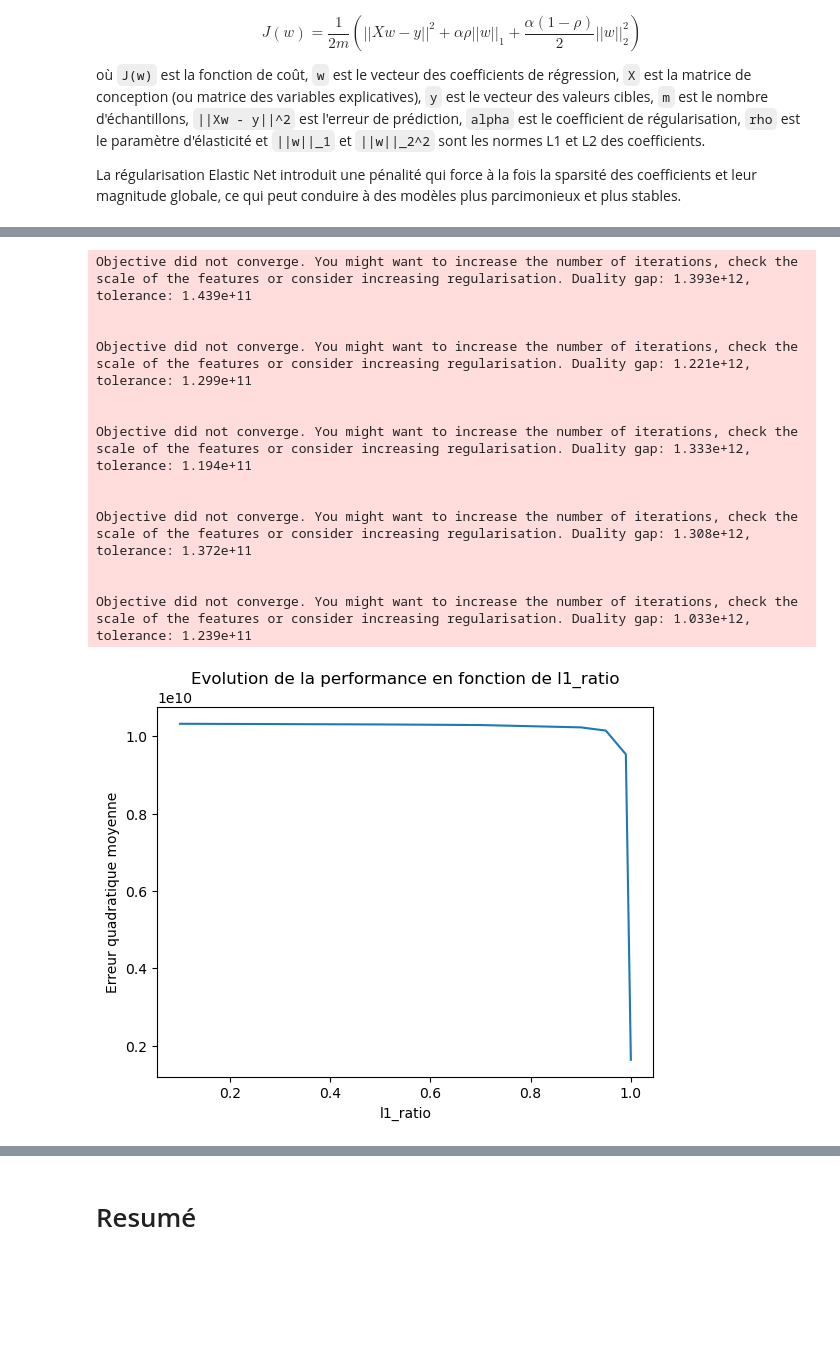
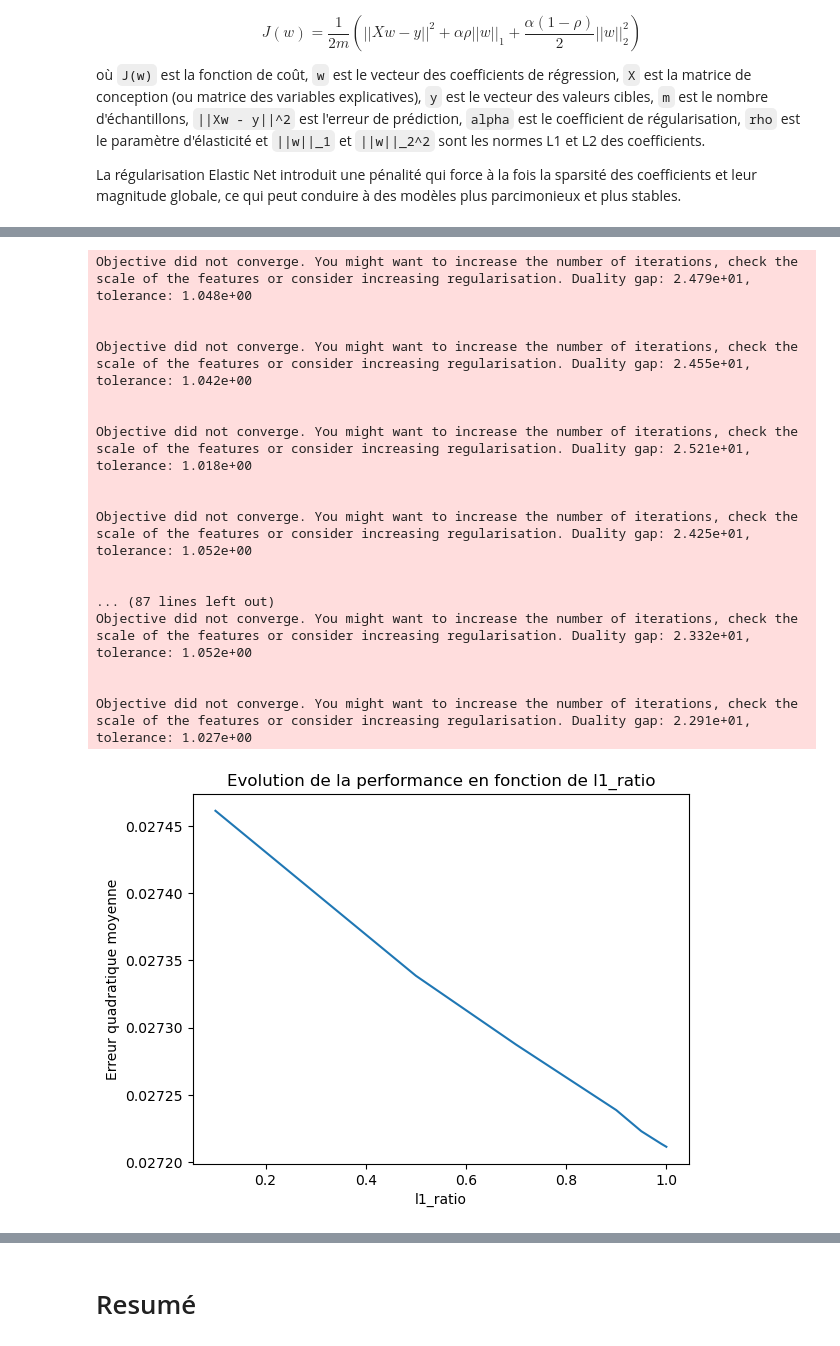
Before and after one commit to hugoguilbot/MLProject, a Jupyter notebook: Modélisation-Regression-Lineaire.ipynb, the cells around one changed output, grey strips where cells are left out. Drawn from its saved outputs; the diff is of its cells as text; code cells hidden in the pictures; blank space fills up the shorter version.

```diff
--- a/Modélisation-Regression-Lineaire.ipynb
+++ b/Modélisation-Regression-Lineaire.ipynb
@@ -524,7 +674,7 @@ fig.show()
 mse_scores = []
 for alpha in alphas:
     model = Ridge(alpha=alpha)
-    mse_score = np.mean(-cross_val_score(model, X_train, y_train, scoring='neg_mean_squared_error', cv=5))
+    mse_score = np.mean(-cross_val_score(model, X_train, log_y_train, scoring='neg_mean_squared_error', cv=5))
     mse_scores.append(mse_score)
 
 plt.plot(alphas, mse_scores)
@@ -563,7 +730,7 @@ from sklearn.linear_model import LassoCV
 # Créer et ajuster le modèle LassoCV
 alphas = [0.001, 1.0, 10.0, 100.0]
 lasso_cv = LassoCV(alphas=alphas, cv=5)
-lasso_cv.fit(X_train, y_train)
+lasso_cv.fit(X_train, log_y_train)
 
 # Obtenir le meilleur paramètre alpha
 best_alpha = lasso_cv.alpha_
@@ -594,7 +743,7 @@ alphas = np.linspace(0.001, 1, 100) # Liste des valeurs possibles pour le param
 mse_scores = []
 for alpha in alphas:
     model = Lasso(alpha=alpha)
-    mse_score = np.mean(-cross_val_score(model, X_train, y_train, scoring='neg_mean_squared_error', cv=5))
+    mse_score = np.mean(-cross_val_score(model, X_train, log_y_train, scoring='neg_mean_squared_error', cv=5))
     mse_scores.append(mse_score)
 
 plt.plot(alphas, mse_scores)
@@ -658,7 +799,7 @@ La régularisation Elastic Net introduit une pénalité qui force à la fois la
 elasticNet = ElasticNetCV(l1_ratio=[.1, .5, .7, .9, .95, .99, 1], alphas=np.logspace(-5, 5, 11), cv=5)
 
 # Ajuster le modèle aux données
-elasticNet.fit(X_train, y_train)
+elasticNet.fit(X_train, log_y_train)
 
 # Trouver le meilleur alpha et le meilleur l1_ratio
 best_alpha = elasticNet.alpha_
@@ -691,31 +832,35 @@ Objective did not converge. You might want to increase the number of iterations,
 # %%
 # Tracer le graphique d'évolution des performances en fonction de l'alpha
 alphas = np.logspace(-5, 5, 11)
 mse_scores = {}
 for l1_ratio in [.1, .5, .7, .9, .95, .99, 1]:
     model = ElasticNet(alpha=best_alpha, l1_ratio=l1_ratio)
-    mse_score = np.mean(-cross_val_score(model, X_train, y_train, scoring='neg_mean_squared_error', cv=5))
+    mse_score = np.mean(-cross_val_score(model, X_train, log_y_train, scoring='neg_mean_squared_error', cv=5))
     mse_scores[l1_ratio] = mse_score
 
 plt.plot(list(mse_scores.keys()), list(mse_scores.values()))
 plt.xlabel('l1_ratio')
 plt.ylabel('Erreur quadratique moyenne')
 plt.title('Evolution de la performance en fonction de l1_ratio')
 plt.show()
 # %% [output]
-Objective did not converge. You might want to increase the number of iterations, check the scale of the features or consider increasing regularisation. Duality gap: 1.393e+12, tolerance: 1.439e+11
+Objective did not converge. You might want to increase the number of iterations, check the scale of the features or consider increasing regularisation. Duality gap: 2.479e+01, tolerance: 1.048e+00
 
 
-Objective did not converge. You might want to increase the number of iterations, check the scale of the features or consider increasing regularisation. Duality gap: 1.221e+12, tolerance: 1.299e+11
+Objective did not converge. You might want to increase the number of iterations, check the scale of the features or consider increasing regularisation. Duality gap: 2.455e+01, tolerance: 1.042e+00
 
 
-Objective did not converge. You might want to increase the number of iterations, check the scale of the features or consider increasing regularisation. Duality gap: 1.333e+12, tolerance: 1.194e+11
+Objective did not converge. You might want to increase the number of iterations, check the scale of the features or consider increasing regularisation. Duality gap: 2.521e+01, tolerance: 1.018e+00
 
 
-Objective did not converge. You might want to increase the number of iterations, check the scale of the features or consider increasing regularisation. Duality gap: 1.308e+12, tolerance: 1.372e+11
+Objective did not converge. You might want to increase the number of iterations, check the scale of the features or consider increasing regularisation. Duality gap: 2.425e+01, tolerance: 1.052e+00
 
 
-Objective did not converge. You might want to increase the number of iterations, check the scale of the features or consider increasing regularisation. Duality gap: 1.033e+12, tolerance: 1.239e+11
+... (87 lines left out)
+Objective did not converge. You might want to increase the number of iterations, check the scale of the features or consider increasing regularisation. Duality gap: 2.332e+01, tolerance: 1.052e+00
+
+
+Objective did not converge. You might want to increase the number of iterations, check the scale of the features or consider increasing regularisation. Duality gap: 2.291e+01, tolerance: 1.027e+00
-[figure, old version]
+[figure, new version]
 # %%
 prev=elasticNet.predict(X_test)
```
Also changed, not shown: parts of 35 cells of this notebook.
